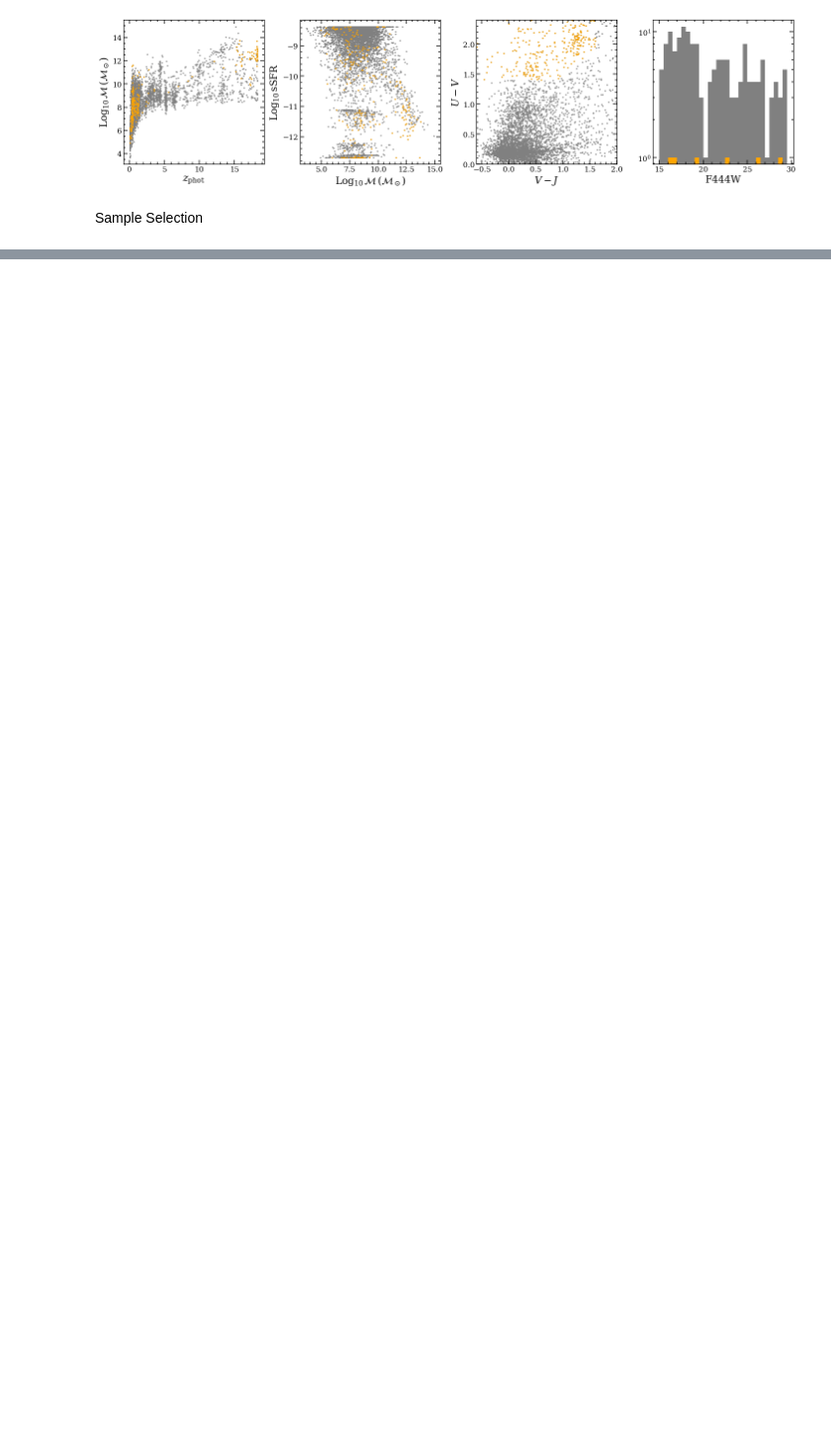
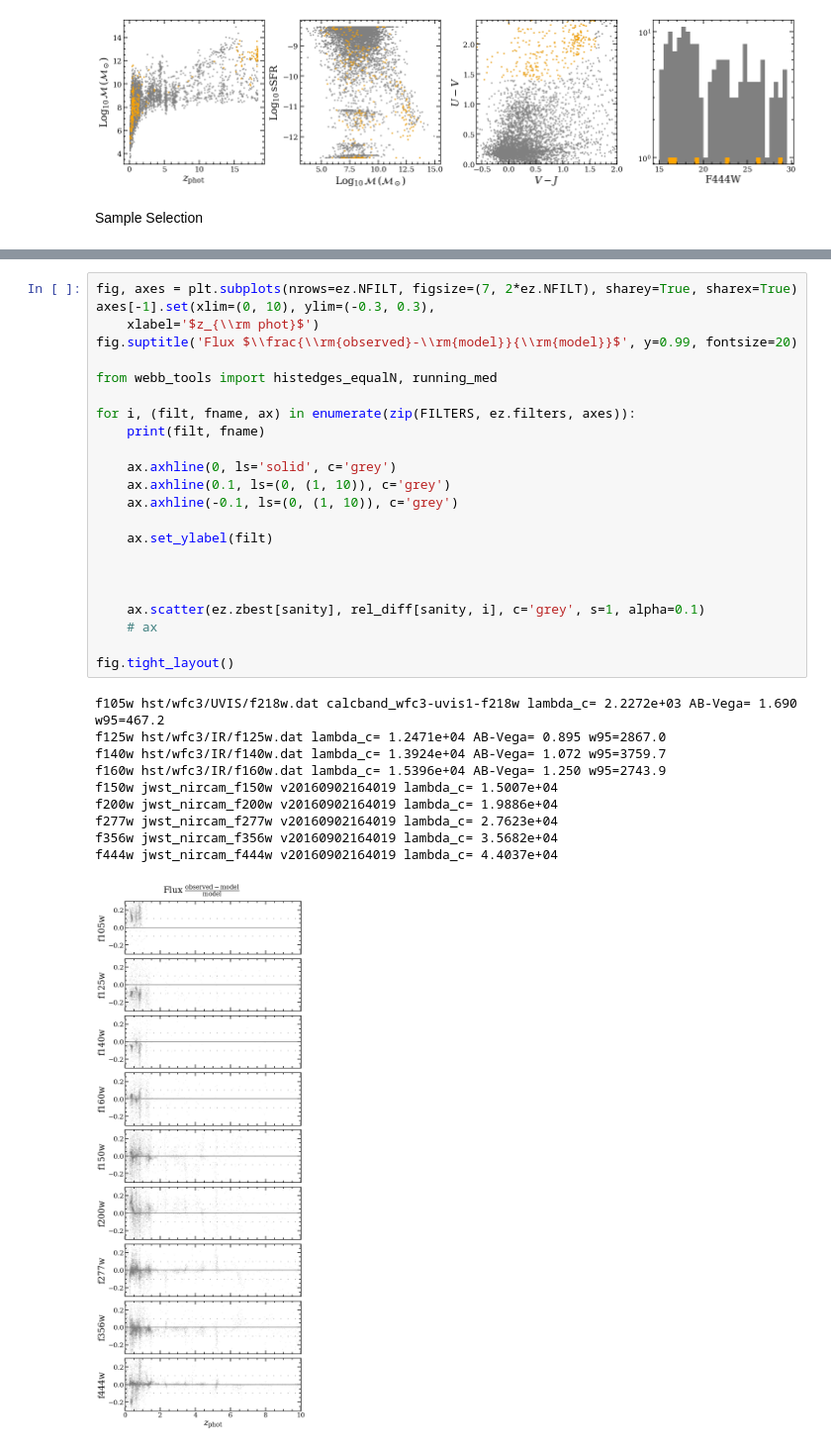
Before and after one commit to astrowhit/aperpy, a Jupyter notebook: notebooks/quicklook.ipynb, the cells around one changed output, grey strips where cells are left out. Shown at 99% size. Cells and saved outputs as stored; diff of their text form; blank space fills up the shorter version.

```diff
--- a/notebooks/quicklook.ipynb
+++ b/notebooks/quicklook.ipynb
@@ -217,0 +238,34 @@ FileNotFoundError: [Errno 2] No such file or directory: 'cutouts/7.pdf'
+# %%
+fig, axes = plt.subplots(nrows=ez.NFILT, figsize=(7, 2*ez.NFILT), sharey=True, sharex=True)
+axes[-1].set(xlim=(0, 10), ylim=(-0.3, 0.3),
+    xlabel='$z_{\\rm phot}$')
+fig.suptitle('Flux $\\frac{\\rm{observed}-\\rm{model}}{\\rm{model}}$', y=0.99, fontsize=20)
+
+from webb_tools import histedges_equalN, running_med
+
+for i, (filt, fname, ax) in enumerate(zip(FILTERS, ez.filters, axes)):
+    print(filt, fname)
+
+    ax.axhline(0, ls='solid', c='grey')
+    ax.axhline(0.1, ls=(0, (1, 10)), c='grey')
+    ax.axhline(-0.1, ls=(0, (1, 10)), c='grey')
+
+    ax.set_ylabel(filt)
+
+
+
+    ax.scatter(ez.zbest[sanity], rel_diff[sanity, i], c='grey', s=1, alpha=0.1)
+    # ax
+
+fig.tight_layout()
+# %% [output]
+f105w hst/wfc3/UVIS/f218w.dat calcband_wfc3-uvis1-f218w lambda_c= 2.2272e+03 AB-Vega= 1.690 w95=467.2
+f125w hst/wfc3/IR/f125w.dat lambda_c= 1.2471e+04 AB-Vega= 0.895 w95=2867.0
+f140w hst/wfc3/IR/f140w.dat lambda_c= 1.3924e+04 AB-Vega= 1.072 w95=3759.7
+f160w hst/wfc3/IR/f160w.dat lambda_c= 1.5396e+04 AB-Vega= 1.250 w95=2743.9
+f150w jwst_nircam_f150w v20160902164019 lambda_c= 1.5007e+04
+f200w jwst_nircam_f200w v20160902164019 lambda_c= 1.9886e+04
+f277w jwst_nircam_f277w v20160902164019 lambda_c= 2.7623e+04
+f356w jwst_nircam_f356w v20160902164019 lambda_c= 3.5682e+04
+f444w jwst_nircam_f444w v20160902164019 lambda_c= 4.4037e+04
+[figure, added]
```
Also changed, not shown: parts of 10 cells of this notebook, 10 other files.
